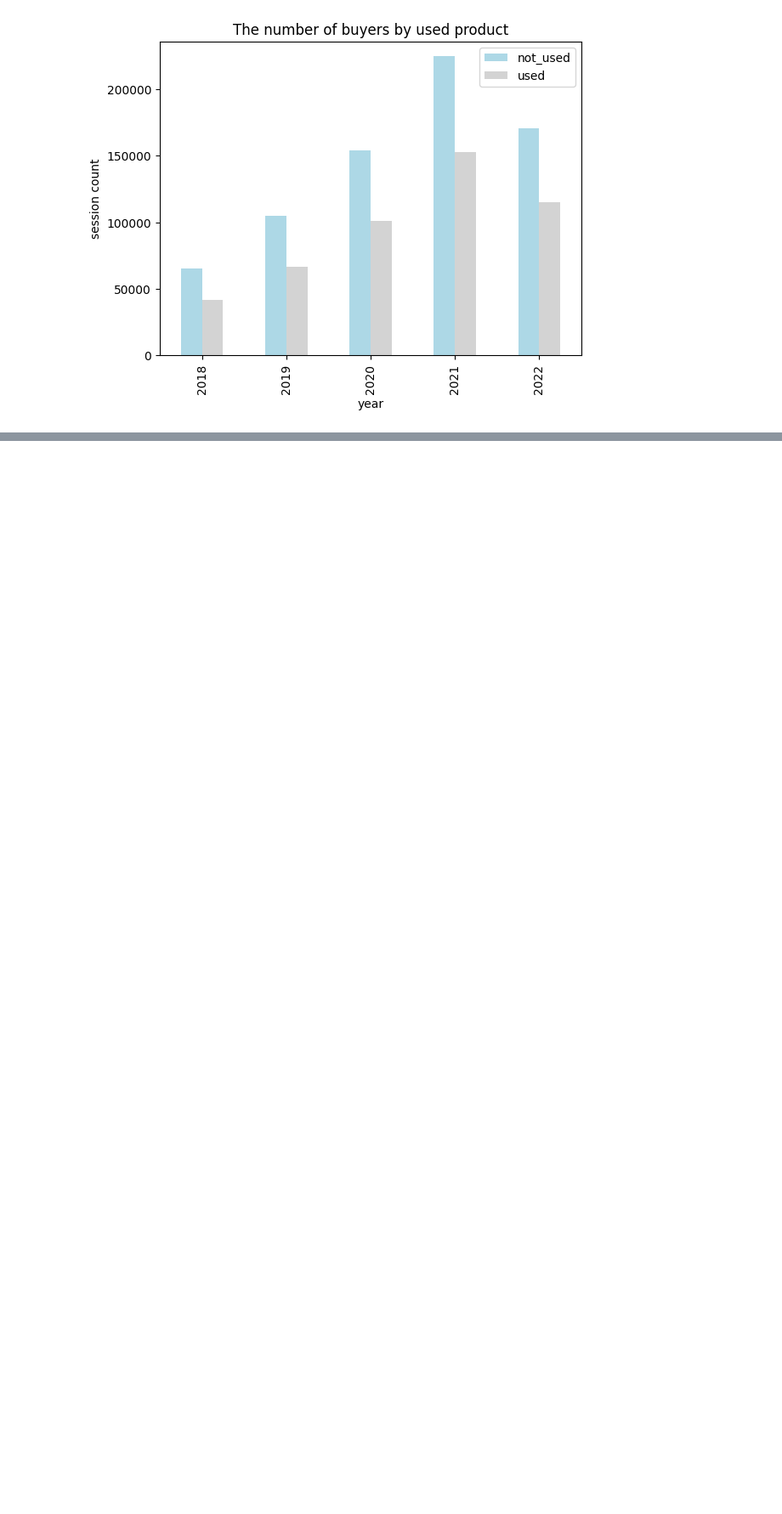
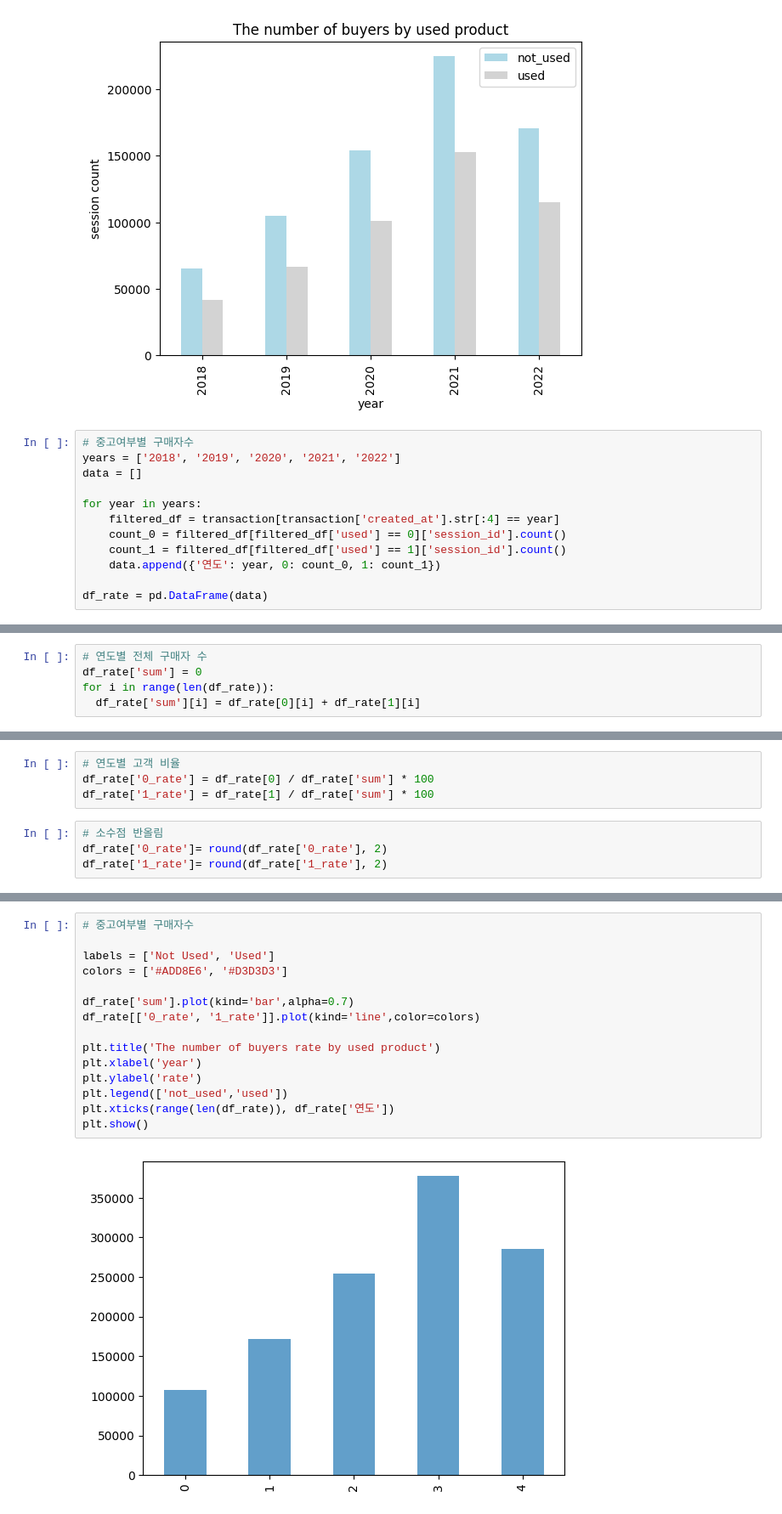
Before and after one commit to OKOKproject/ecommerce_project, a Jupyter notebook: TP2.ipynb, the cells around one changed output, grey strips where cells are left out. Shown at 85% size. Saved outputs shown, nothing was run; the diff lists cells and outputs as text; blank space fills up the shorter version.

```diff
--- a/TP2.ipynb
+++ b/TP2.ipynb
@@ -224,3 +229,15 @@ plt.xticks(range(len(df)), df['연도'])
 plt.show()
 # %% [output]
 [figure]
+# %%
+# 중고여부별 구매자수
+years = ['2018', '2019', '2020', '2021', '2022']
+data = []
+
+for year in years:
+    filtered_df = transaction[transaction['created_at'].str[:4] == year]
+    count_0 = filtered_df[filtered_df['used'] == 0]['session_id'].count()
+    count_1 = filtered_df[filtered_df['used'] == 1]['session_id'].count()
+    data.append({'연도': year, 0: count_0, 1: count_1})
+
+df_rate = pd.DataFrame(data)
@@ -226,0 +253,5 @@ plt.show()
+# %%
+# 연도별 전체 구매자 수
+df_rate['sum'] = 0
+for i in range(len(df_rate)):
+  df_rate['sum'][i] = df_rate[0][i] + df_rate[1][i]
@@ -226,0 +263,8 @@ plt.show()
+# %%
+# 연도별 고객 비율
+df_rate['0_rate'] = df_rate[0] / df_rate['sum'] * 100
+df_rate['1_rate'] = df_rate[1] / df_rate['sum'] * 100
+# %%
+# 소수점 반올림
+df_rate['0_rate']= round(df_rate['0_rate'], 2)
+df_rate['1_rate']= round(df_rate['1_rate'], 2)
@@ -226,0 +302,17 @@ plt.show()
+# %%
+# 중고여부별 구매자수
+
+labels = ['Not Used', 'Used']
+colors = ['#ADD8E6', '#D3D3D3']
+
+df_rate['sum'].plot(kind='bar',alpha=0.7)
+df_rate[['0_rate', '1_rate']].plot(kind='line',color=colors)
+
+plt.title('The number of buyers rate by used product')
+plt.xlabel('year')
+plt.ylabel('rate')
+plt.legend(['not_used','used'])
+plt.xticks(range(len(df_rate)), df_rate['연도'])
+plt.show()
+# %% [output]
+[figure, added]
```
Also changed, not shown: parts of 10 cells of this notebook.
